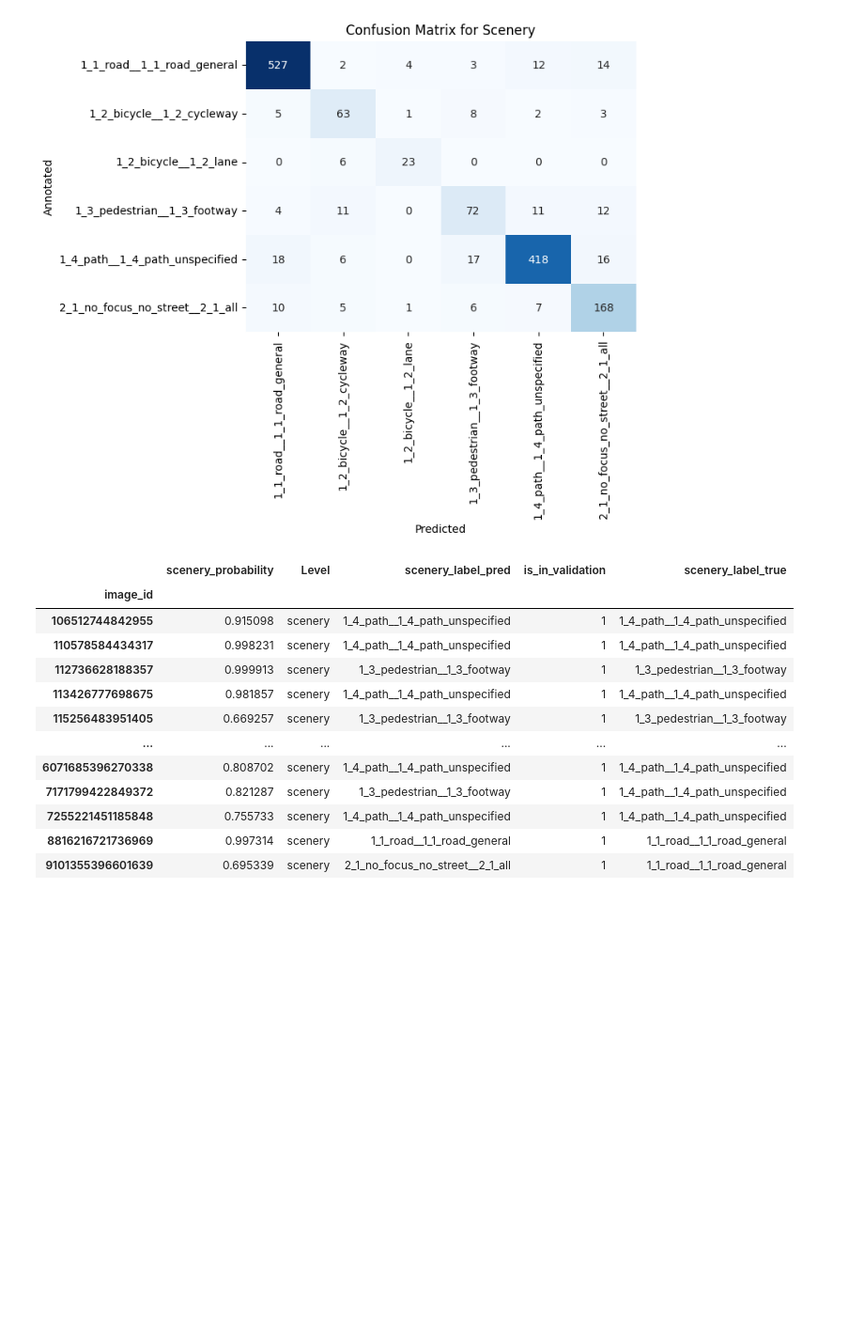
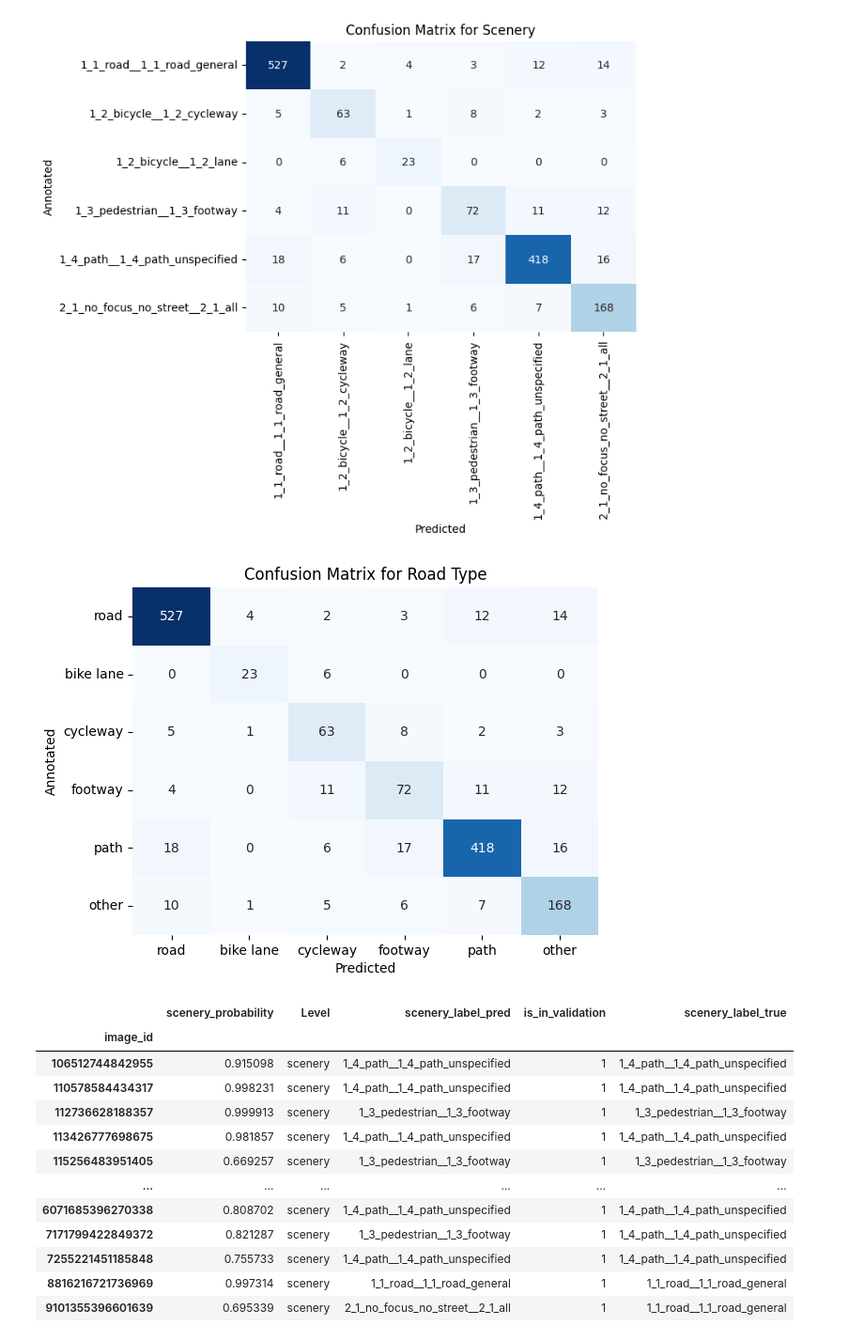
Before and after one commit to SurfaceAI/classification_models, a Jupyter notebook: evaluations/analyze_prediction_scenery_v5.ipynb, the cells around one changed output. Shown: that part at 94% size. Cells and saved outputs as stored; diff of their text form; code cells hidden in the pictures; blank space fills up the shorter version.

Commit message:
evaluation confusion matrix update

```diff
--- a/evaluations/analyze_prediction_scenery_v5.ipynb
+++ b/evaluations/analyze_prediction_scenery_v5.ipynb
@@ -298,6 +298,23 @@ plt.ylabel("Annotated")
 plt.show()
 # %% [output]
 [figure]
+# %%
+# validation
+# Plotting the confusion matrix using seaborn heatmap
+labels_valid = ["1_1_road__1_1_road_general", "1_2_bicycle__1_2_lane", "1_2_bicycle__1_2_cycleway", "1_3_pedestrian__1_3_footway", "1_4_path__1_4_path_unspecified", "2_1_no_focus_no_street__2_1_all"]
+labels_clear = ["road", "bike lane", "cycleway", "footway", "path", "other"]
+cm = confusion_matrix(df.scenery_label_true, df.scenery_label_pred, labels=labels_valid)
+plt.figure()
+sns.heatmap(cm, annot=True, fmt="d", cmap="Blues", cbar=False,
+            xticklabels=labels_clear,
+            yticklabels=labels_clear)
+plt.title(f"Confusion Matrix for Road Type")
+plt.xlabel("Predicted")
+plt.ylabel("Annotated")
+# plt.savefig("confusion_matrix_type_v1_0.png", transparent=True, bbox_inches='tight')
+plt.show()
+# %% [output]
+[figure, added]
 # %%
 df[df.scenery_label_true.isin(valid_labels)]
 # %% [output]
```
